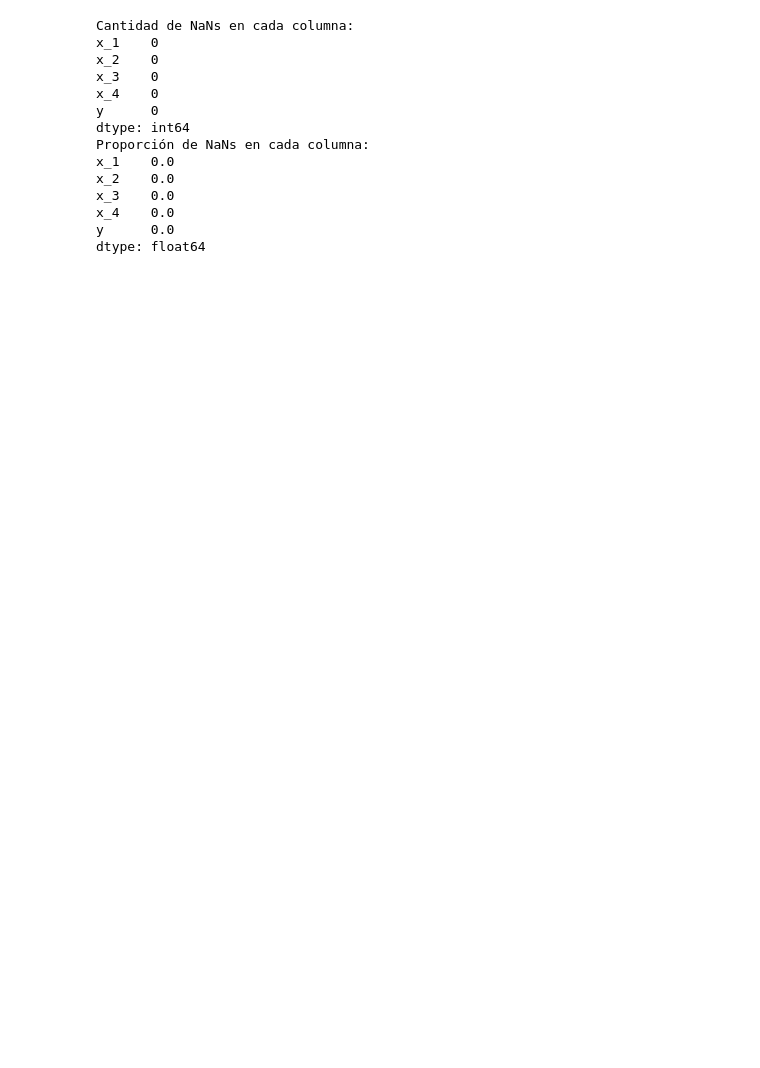
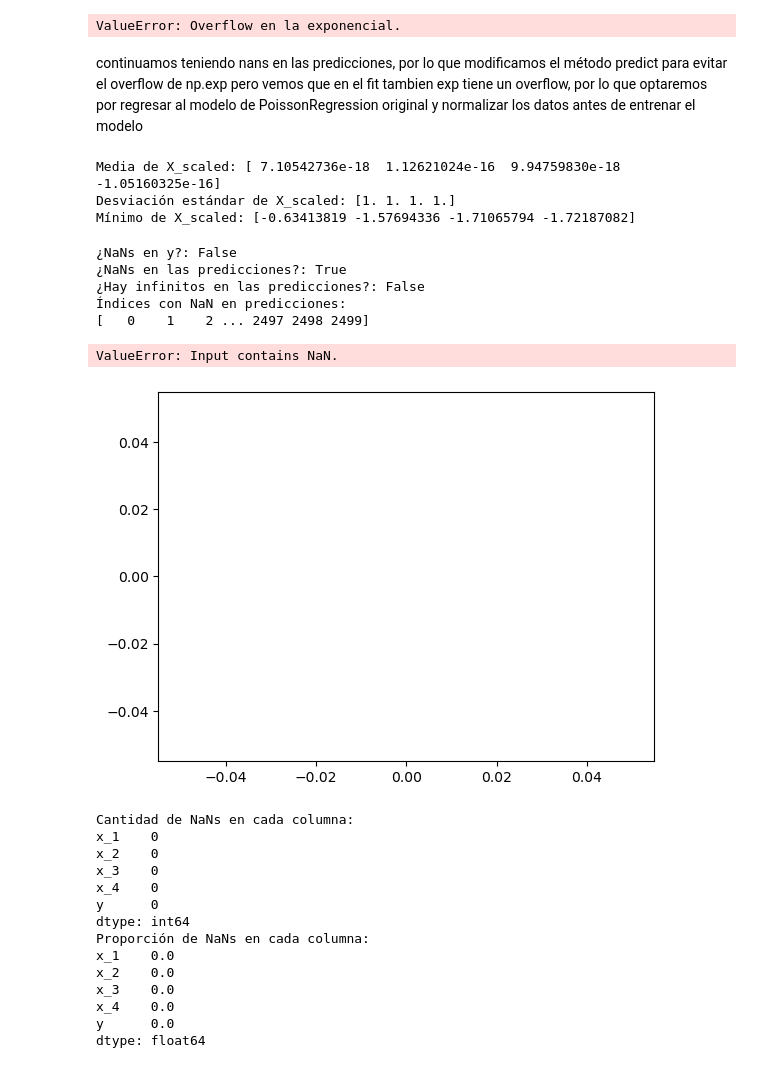
Before and after one commit to juansearg/TP2_multivariado, a Jupyter notebook: Ejercicio_2_Grupo_1.ipynb, the cells around one changed output. Cells and saved outputs as stored; diff of their text form; code cells hidden in the pictures; blank space fills up the shorter version.

```diff
--- a/Ejercicio_2_Grupo_1.ipynb
+++ b/Ejercicio_2_Grupo_1.ipynb
@@ -63,0 +136,31 @@ y = Data["y"].values
+# %%
+import pandas as pd
+# Importo los datos
+Data = pd.read_csv(r"Datos/Poisson_Train.csv")
+X = Data[["x_1","x_2","x_3","x_4"]].values
+y = Data["y"].values
+model = PoissonRegression(lr=0.001, n_iter=10000, tol=1e-6)
+model.fit(X, y)
+# Grafico los resultados
+plt.scatter(y,model.predict(X))
+# Calculo el R^2
+from sklearn.metrics import r2_score
+print("¿NaNs en y?:", np.isnan(y).any())
+y_pred = model.predict(X)
+print("¿NaNs en en las predicciones?:", np.isnan(y_pred).any())
+print("¿Hay infinitos en las predicciones?:", np.isinf(y_pred).any())
+print("Índices con NaN en predicciones:")
+print(np.where(np.isnan(y_pred))[0])
+"""lo presenta nans en las predicciones debido a un overflow en la exponencial
+de la función de enlace, lo que puede suceder si los valores de X son muy grandes o si los parámetros theta son muy grandes.
+modificando el learning rate a 0.01 se soluciona el problema para que converja antes de que se produzcan nans"""
+"""continuamos teniendo nans en las predicciones, por lo que modificamos el método predict para evitar el overflow de np.exp
+pero vemos que en el fit tambien exp tiene un overflow, por lo que optaremos por regresar al modelo de PoissonRegression original y normalizar los datos antes de entrenar el modelo"""
+
+print(r2_score(y,y_pred))
+# 0.98
+# %% [output]
+ValueError: Overflow en la exponencial.
+# %% [markdown]
+continuamos teniendo nans en las predicciones, por lo que modificamos el método predict para evitar el overflow de np.exp
+pero vemos que en el fit tambien exp tiene un overflow, por lo que optaremos por regresar al modelo de PoissonRegression original y normalizar los datos antes de entrenar el modelo
@@ -64,3 +242,38 @@ y = Data["y"].values
+# %%
+# Normalizamos los datos
+from sklearn.preprocessing import StandardScaler
+scaler = StandardScaler()
+X_scaled = scaler.fit_transform(X)
+# estadísticas de X_scaled
+print("Media de X_scaled:", np.mean(X_scaled, axis=0))
+print("Desviación estándar de X_scaled:", np.std(X_scaled, axis=0))
+print("Mínimo de X_scaled:", np.min(X_scaled, axis=0))
+# Entrenamos el modelo con los datos normalizados
+model = PoissonRegression(lr=0.01, n_iter=10000, tol=1e-6)
+model.fit(X_scaled, y)
+# Grafico los resultados
+plt.scatter(y, model.predict(X_scaled))
+# Calculo el R^2
+from sklearn.metrics import r2_score
+print("¿NaNs en y?:", np.isnan(y).any())
+y_pred = model.predict(X_scaled)
+print("¿NaNs en las predicciones?:", np.isnan(y_pred).any())
+print("¿Hay infinitos en las predicciones?:", np.isinf(y_pred).any())
+print("Índices con NaN en predicciones:")
+print(np.where(np.isnan(y_pred))[0])
+"""Ahora no tenemos nans en las predicciones, por lo que podemos calcular el r2"""
+print(r2_score(y, y_pred))
+# %% [output]
+Media de X_scaled: [ 7.10542736e-18  1.12621024e-16  9.94759830e-18 -1.05160325e-16]
+Desviación estándar de X_scaled: [1. 1. 1. 1.]
+Mínimo de X_scaled: [-0.63413819 -1.57694336 -1.71065794 -1.72187082]
+¿NaNs en y?: False
+¿NaNs en las predicciones?: True
+¿Hay infinitos en las predicciones?: False
+Índices con NaN en predicciones:
+[   0    1    2 ... 2497 2498 2499]
+ValueError: Input contains NaN.
+[figure, added]
 # %%
 # Verificamos si hay NaNs en el DataFrame
 print("Cantidad de NaNs en cada columna:")
```
Also changed, not shown: parts of 4 cells of this notebook, 6 other files.
